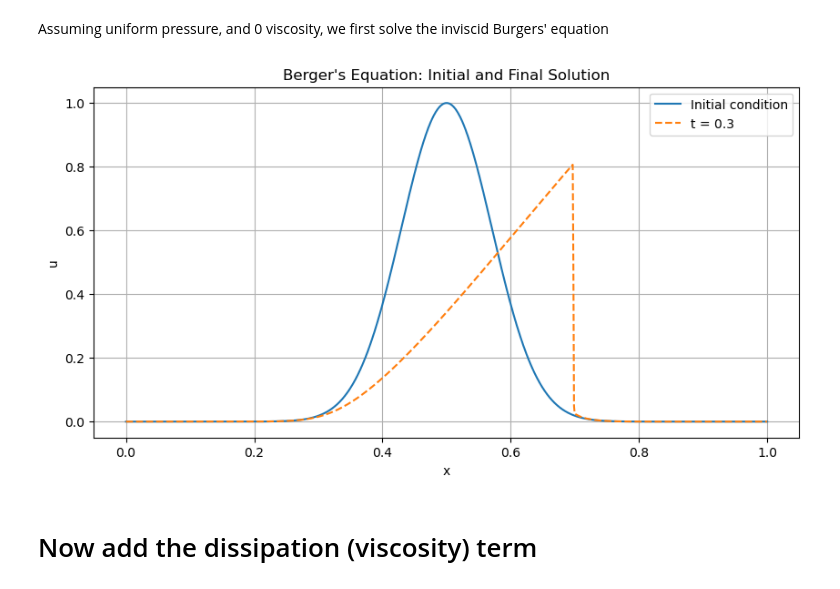
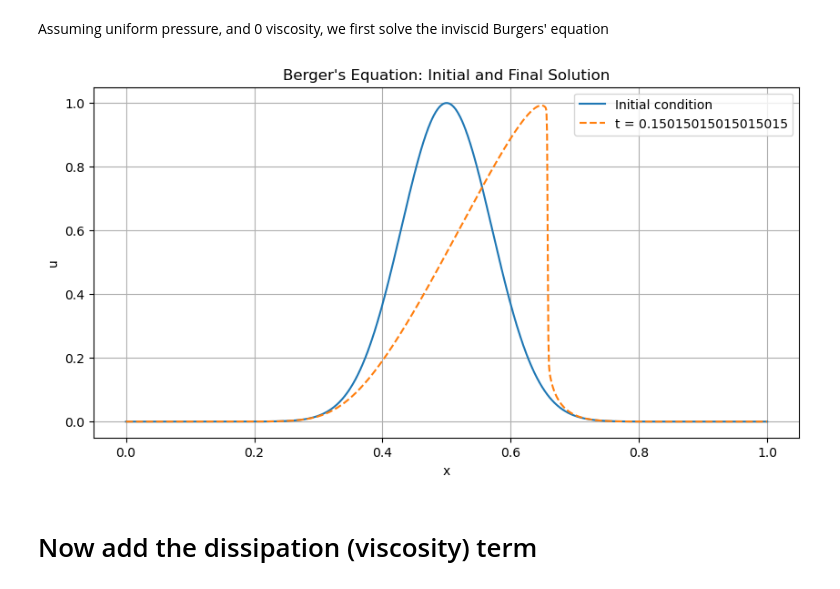
Before and after one commit to ms6730/APC524-Project, a Jupyter notebook: FD/Finite Differencing.ipynb, the cells around one changed output. Saved outputs shown, nothing was run; the diff lists cells and outputs as text; code cells hidden in the pictures.

```diff
--- a/FD/Finite Differencing.ipynb
+++ b/FD/Finite Differencing.ipynb
@@ -40,48 +40,49 @@ def time_steping(u, dx, dt):
     u_new = apply_boundary_conditions(u_new)
     return u_new
 
-def run_simulation(nx, L, dt, nt):
+def run_simulation(nx, L, cfl, nt):
     """ Run the advection simulation and return results. """
     x, u_initial, dx = initialize(nx, L)
+    dt = cfl*dx
+    tlim = dt * nt
     u = u_initial.copy()
 
     # Time-stepping loop
     for _ in range(nt):
         u = time_steping(u, dx, dt)
 
-    return x, u_initial, u
+    return x, u_initial, u, tlim
 
 def plot_results(x, u_initial, u, tlim):
     """ Plot the initial and final solutions. """
     plt.figure(figsize=(10, 5))
     plt.plot(x, u_initial, label='Initial condition')
     plt.plot(x, u, label='t = %s'%tlim, linestyle='--')
     plt.title('Berger\'s Equation: Initial and Final Solution')
     plt.xlabel('x')
     plt.ylabel('u')
     plt.legend()
     plt.grid(True)
     plt.show()
 
 # Parameters
 nx = 1000            # Number of spatial points
 L = 1.0             # Length of the domain
-dt = 0.001           # Time step size
 nt = 300            # Number of time steps
-tlim = dt * nt     # end time for simulation
+c = 1
 
 # CFL condition
 dx = L / (nx - 1)
-cfl = c * dt / dx
+cfl = 0.5
 assert cfl <= 1, "CFL condition violated, reduce time step or increase spatial resolution."
 
 # Run the simulation
-x, u_initial, u_final = run_simulation(nx, L, dt, nt)
+x, u_initial, u_final, tlim = run_simulation(nx, L, cfl, nt)
 
 # Plot the results
 plot_results(x, u_initial, u_final, tlim)
 # %% [output]
-[figure, old version]
+[figure, new version]
 # %% [markdown]
 # Now add the dissipation (viscosity) term
 # %%
```
